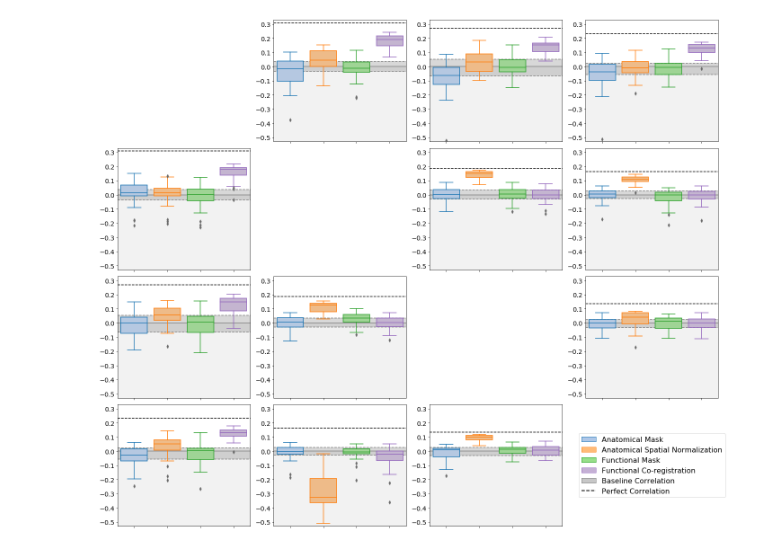
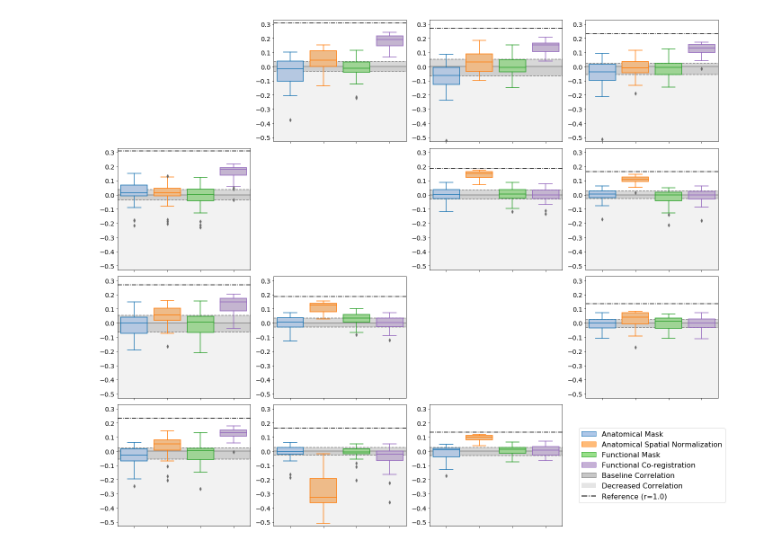
Before and after one commit to XinhuiLi/PipelineAgreement, a Jupyter notebook: figure/4/plot_fig4.ipynb, the cells around one changed output. Saved outputs shown, nothing was run; the diff lists cells and outputs as text; code cells hidden in the pictures.

```diff
--- a/figure/4/plot_fig4.ipynb
+++ b/figure/4/plot_fig4.ipynb
@@ -74,45 +74,46 @@ for ind, run in enumerate(run_list):
             d.append([])
             empty_var.append(i)
     darr = np.transpose(np.array(d))
-    # print(row, col)
     ax = axs[row, col]
     if len(empty_var) > 0:
         for ev in empty_var:
             ax.annotate('X', xy =(ev-0.2, -0.03), fontsize=30, color='gray')
     ax.axhspan(-0.9, 0, facecolor='gray', alpha=0.1, zorder=-3)
     ax.axhspan(p25, p75, facecolor='gray', alpha=0.3, zorder=-2)
-    ax.axhline(y=1-m, linestyle='--', color='k', zorder=2)
+    ax.axhline(y=1-m, linestyle='-.', color='k', zorder=2)
     ax.axhline(y=p25, linestyle='--', color='gray', zorder=-1)
     ax.axhline(y=p75, linestyle='--', color='gray', zorder=-1)
     ax.axhline(y=0, color='gray', zorder=-1)
 
     axbox = sns.boxplot(data=darr, ax=ax, palette=color_list[ind], zorder=10)
     for i, box in enumerate(axbox.artists):
         box.set_edgecolor(sns.color_palette("tab20")[color_ind[i+2]-1])
         for j in range(6*i+4,6*(i+1)+4):
             axbox.lines[j].set_color(sns.color_palette("tab20")[color_ind[i+2]-1])
 
     ax.set_xlim([-0.5,3.5])
     ax.set_ylim([-0.53,0.33])
 
     ax.set_xticklabels('')
     ax.tick_params(axis='y', labelsize=14)
 
 # Add legend
 ax = axs[3, 3]
 legend_elements = [Patch(facecolor=sns.color_palette("tab20")[1], edgecolor=sns.color_palette("tab20")[0],
                          label='Anatomical Mask'),
                     Patch(facecolor=sns.color_palette("tab20")[3], edgecolor=sns.color_palette("tab20")[2],
                          label='Anatomical Spatial Normalization'),
                     Patch(facecolor=sns.color_palette("tab20")[5], edgecolor=sns.color_palette("tab20")[4],
                          label='Functional Mask'),
                     Patch(facecolor=sns.color_palette("tab20")[9], edgecolor=sns.color_palette("tab20")[8],
                          label='Functional Co-registration'),
                     Patch(facecolor=sns.color_palette("tab20")[-5], edgecolor='gray',
                          label='Baseline Correlation'),
-                    Line2D([0], [0], color='k', linestyle='--', lw=2, label='Perfect Correlation')]
+                    Patch(facecolor='gray', alpha=0.2,
+                         label='Decreased Correlation'),
+                    Line2D([0], [0], color='k', linestyle='-.', lw=2, label='Reference (r=1.0)')]
 ax.legend(handles=legend_elements, loc='center', fontsize=16)
 plt.tight_layout()
 plt.savefig('Figure4.png', dpi=600)
 # %% [output]
-[figure, old version]
+[figure, new version]
```
Also changed, not shown: 13 other files.
